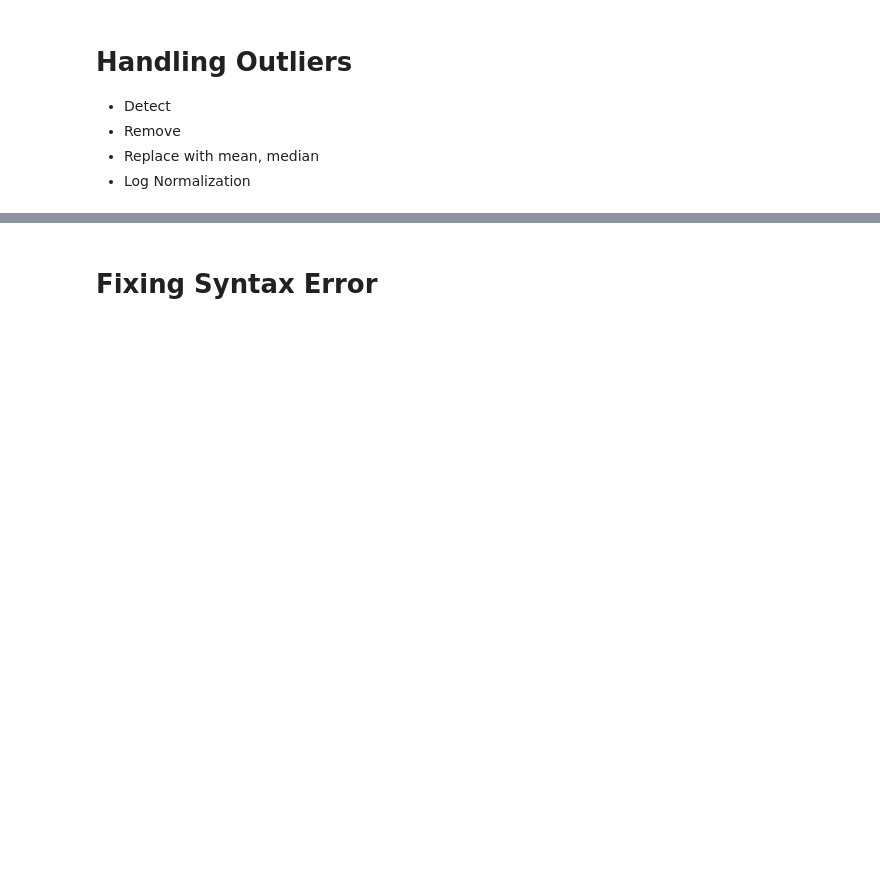
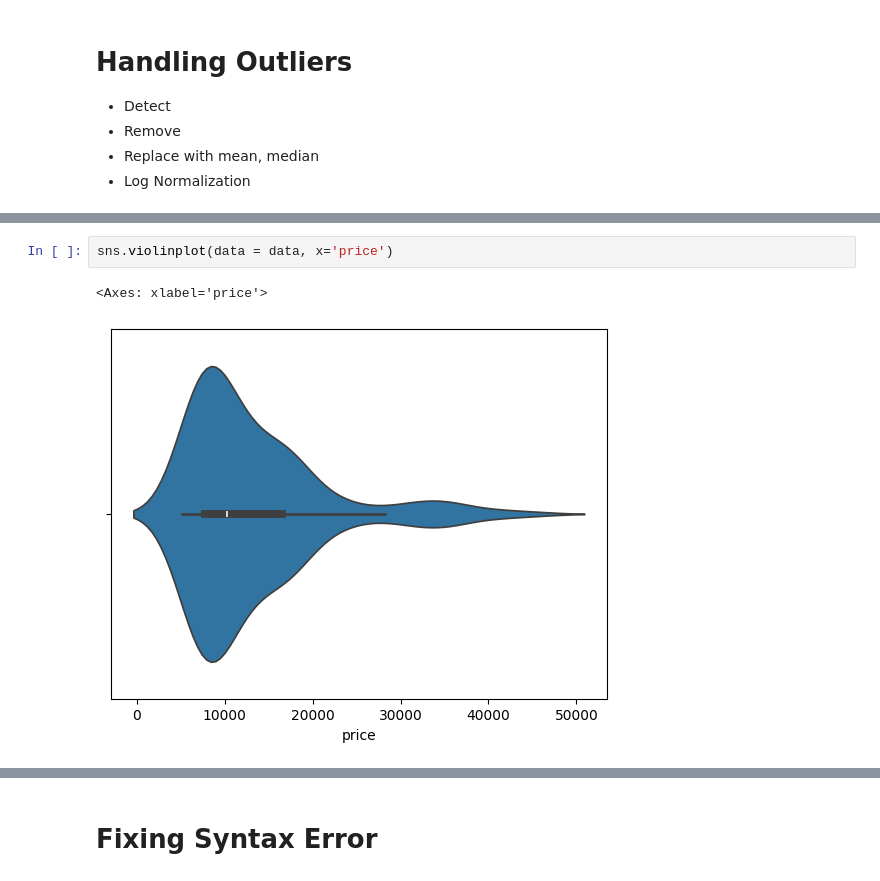
Before and after one commit to Rasel1435/Car_Price_Strategy, a Jupyter notebook: Car_Price (Classification_Case_Study_1)/a_Preprocess/b_Clean.ipynb, the cells around one changed output, grey strips where cells are left out. Drawn from its saved outputs; the diff is of its cells as text; blank space fills up the shorter version.

```diff
--- a/Car_Price (Classification_Case_Study_1)/a_Preprocess/b_Clean.ipynb
+++ b/Car_Price (Classification_Case_Study_1)/a_Preprocess/b_Clean.ipynb
@@ -202,0 +220,5 @@ Continuou</b>s: The data represents a continuous variable, meaning that there ar
+# %%
+sns.violinplot(data = data, x='price')
+# %% [output]
+<Axes: xlabel='price'>
+[figure, added]
```
Also changed, not shown: parts of 9 cells of this notebook.
